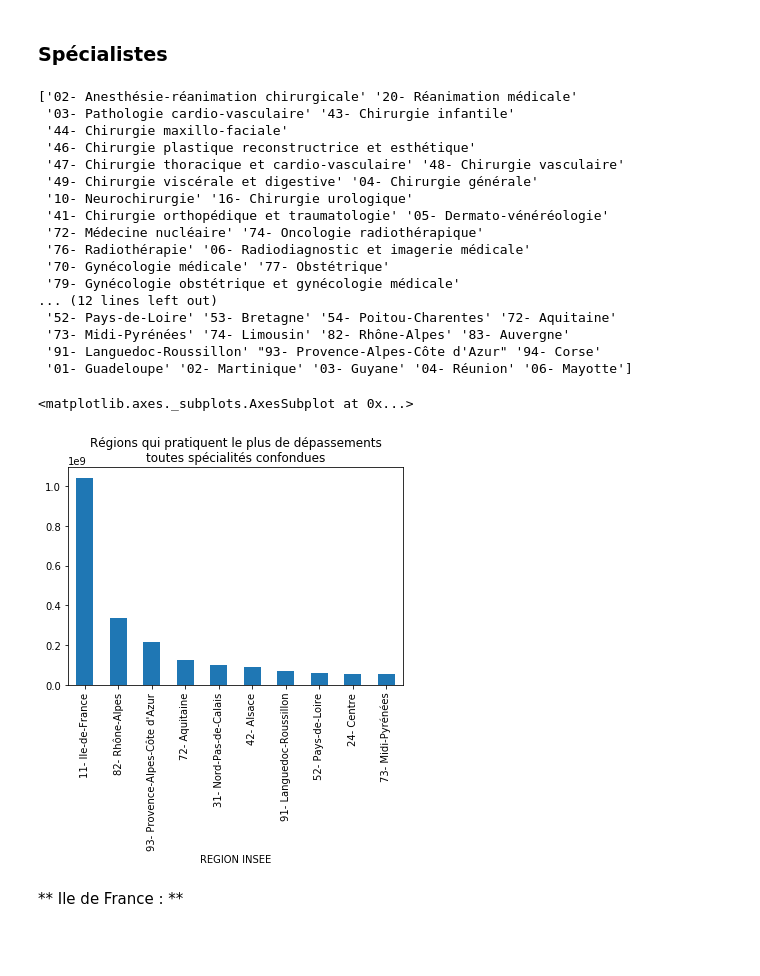
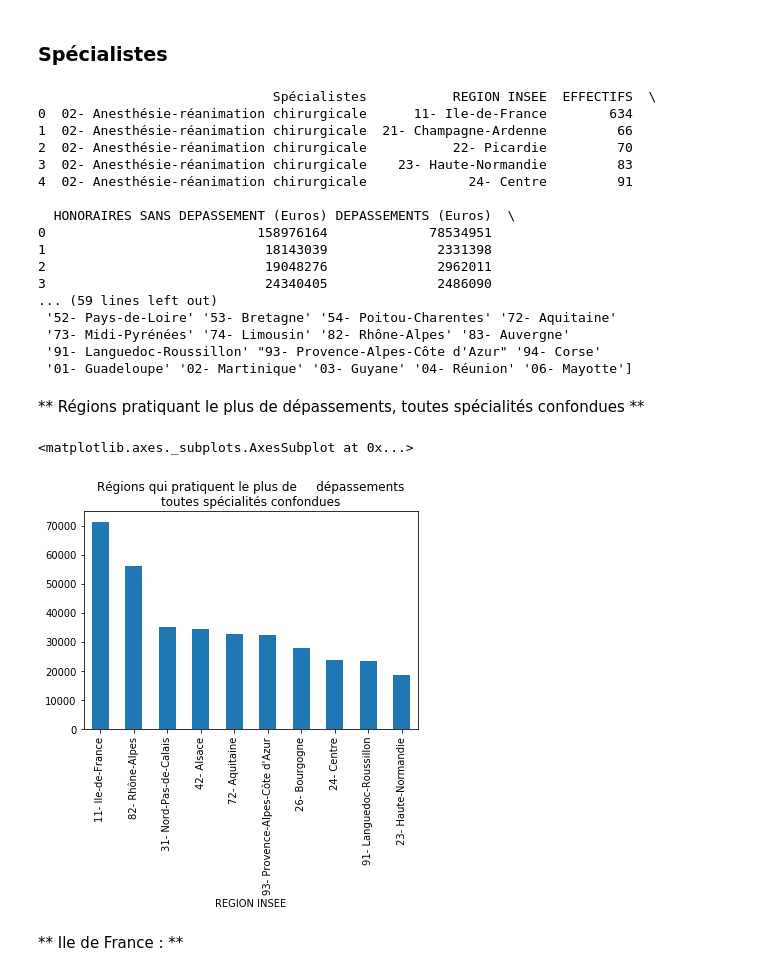
Before and after one commit to MS-BGD-2018-KIT-BIGDATA/marie-ranchet, a Jupyter notebook: Lesson5/Lesson5_cc_Medecins.ipynb, the cells around one changed output. Drawn from its saved outputs; the diff is of its cells as text; code cells hidden in the pictures; blank space fills up the shorter version.

```diff
--- a/Lesson5/Lesson5_cc_Medecins.ipynb
+++ b/Lesson5/Lesson5_cc_Medecins.ipynb
@@ -49,14 +201,14 @@ print(xl.sheet_names)
 # nettoyage des "spécialistes"
 
 df_spe_hono = xl.parse("Spécialistes")
-df_spe_hono.head()
+print(df_spe_hono.head())
 #print(df_spe_hono.columns)
 
 # typer les colonnes
 df_spe_hono.dtypes
 df_spe_hono[['HONORAIRES SANS DEPASSEMENT (Euros)','DEPASSEMENTS (Euros)']] = \
     df_spe_hono[['HONORAIRES SANS DEPASSEMENT (Euros)','DEPASSEMENTS (Euros)']].apply(pd.to_numeric, errors='coerce')
-#df_spe_hono.dtypes
+#print(df_spe_hono.dtypes)
 
 # remplacer les NaN par 0, dans les colonnes numériques
 df_spe_hono[['HONORAIRES SANS DEPASSEMENT (Euros)','DEPASSEMENTS (Euros)']] = \
@@ -67,22 +219,31 @@ specialiste_slicer = df_spe_hono['Spécialistes'].str.upper().str.contains('TOTA
 region_slicer = df_spe_hono['REGION INSEE'].str.upper().str.contains('TOTAL')
 df_spe_hono = df_spe_hono[~specialiste_slicer & ~region_slicer]
 
+# AJouter une colonne depassementUnitaire, qui contient le dépassement moyen par medecin
+df_spe_hono['depassementUnitaire'] = df_spe_hono['DEPASSEMENTS (Euros)'] / df_spe_hono['EFFECTIFS']
+df_spe_hono[['depassementUnitaire']] = \
+    df_spe_hono[['depassementUnitaire']].fillna(value=0)
+df_spe_hono['depassementUnitaire'].replace(np.inf, 0, inplace=True)
+
+
+print(df_spe_hono.head())
+#print(df_spe_hono[df_spe_hono['EFFECTIFS']==0])
 print(df_spe_hono['Spécialistes'].unique())
 print(df_spe_hono['REGION INSEE'].unique())
 # %% [output]
-['02- Anesthésie-réanimation chirurgicale' '20- Réanimation médicale'
- '03- Pathologie cardio-vasculaire' '43- Chirurgie infantile'
- '44- Chirurgie maxillo-faciale'
- '46- Chirurgie plastique reconstructrice et esthétique'
- '47- Chirurgie thoracique et cardio-vasculaire' '48- Chirurgie vasculaire'
- '49- Chirurgie viscérale et digestive' '04- Chirurgie générale'
- '10- Neurochirurgie' '16- Chirurgie urologique'
- '41- Chirurgie orthopédique et traumatologie' '05- Dermato-vénéréologie'
- '72- Médecine nucléaire' '74- Oncologie radiothérapique'
- '76- Radiothérapie' '06- Radiodiagnostic et imagerie médicale'
- '70- Gynécologie médicale' '77- Obstétrique'
- '79- Gynécologie obstétrique et gynécologie médicale'
-... (12 lines left out)
+                              Spécialistes           REGION INSEE  EFFECTIFS  \
+0  02- Anesthésie-réanimation chirurgicale      11- Ile-de-France        634
+1  02- Anesthésie-réanimation chirurgicale  21- Champagne-Ardenne         66
+2  02- Anesthésie-réanimation chirurgicale           22- Picardie         70
+3  02- Anesthésie-réanimation chirurgicale    23- Haute-Normandie         83
+4  02- Anesthésie-réanimation chirurgicale             24- Centre         91
+
+  HONORAIRES SANS DEPASSEMENT (Euros) DEPASSEMENTS (Euros)  \
+0                           158976164             78534951
+1                            18143039              2331398
+2                            19048276              2962011
+3                            24340405              2486090
+... (59 lines left out)
  '52- Pays-de-Loire' '53- Bretagne' '54- Poitou-Charentes' '72- Aquitaine'
  '73- Midi-Pyrénées' '74- Limousin' '82- Rhône-Alpes' '83- Auvergne'
  '91- Languedoc-Roussillon' "93- Provence-Alpes-Côte d'Azur" '94- Corse'
@@ -90,20 +253,22 @@ print(df_spe_hono['REGION INSEE'].unique())
+# %% [markdown]
+** Régions pratiquant le plus de dépassements, toutes spécialités confondues **
 # %%
 # dépassemnts par specialiste et région
 # On plot les régions qui pratiquent le plus de dépassement, toutes spécialités confondues
 # on regardera ensuite, pour chacune des trois premières régions, quelles sont les spéciélités
 # qui pratiquent le plus de dépassements
 
-depBySpeAndReg = df_spe_hono.groupby(['Spécialistes','REGION INSEE'])['DEPASSEMENTS (Euros)'].sum()
-depBySpe = df_spe_hono.groupby(['Spécialistes'])['DEPASSEMENTS (Euros)'].sum()
+depBySpeAndReg = df_spe_hono.groupby(['Spécialistes','REGION INSEE'])['depassementUnitaire'].sum()
+depBySpe = df_spe_hono.groupby(['Spécialistes'])['depassementUnitaire'].mean()
 #depBySpe[depBySpe != 0].plot.pie()
 
-depByReg = df_spe_hono.groupby(['REGION INSEE'])['DEPASSEMENTS (Euros)'].sum()
+depByReg = df_spe_hono.groupby(['REGION INSEE'])['depassementUnitaire'].mean()
 depByReg.sort_values(inplace=True, ascending=False)
 depByReg[depByReg != 0][:10].plot.bar(title='Régions qui pratiquent le plus de \
     dépassements\ntoutes spécialités confondues')
 # %% [output]
 <matplotlib.axes._subplots.AxesSubplot at 0x...>
-[figure, old version]
+[figure, new version]
 # %% [markdown]
 ** Ile de France : **
 # %%
```
Also changed, not shown: parts of 43 cells of this notebook.
